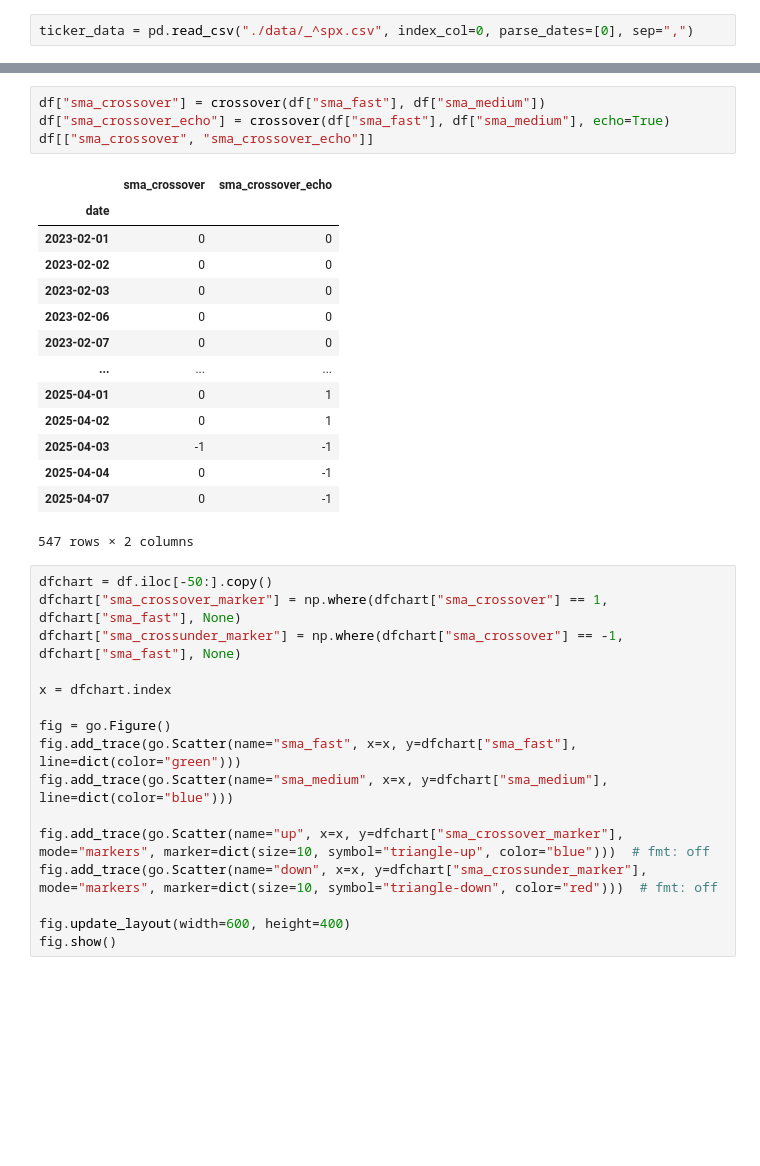
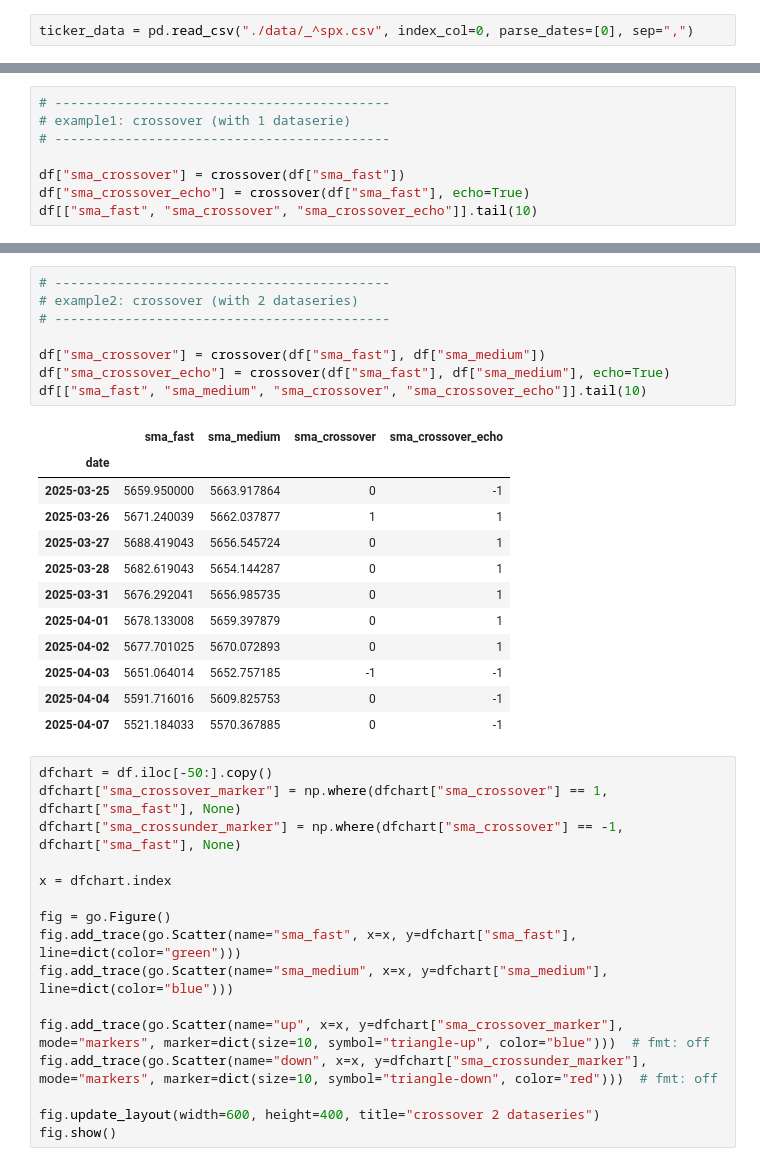
Before and after one commit to thdft/qfin, a Jupyter notebook: examples/indicators_cross.ipynb, the cells around one changed output, grey strips where cells are left out. Drawn from its saved outputs; the diff is of its cells as text; blank space fills up the shorter version.

Commit message:
indicators: improvements crossover
- able to pass 1 dataserie
- add a new example, using with 1 dataserie

```diff
--- a/examples/indicators_cross.ipynb
+++ b/examples/indicators_cross.ipynb
@@ -30,0 +38,8 @@ df[["sma_fast", "sma_medium", "sma_slow"]].tail()
+# %%
+# -------------------------------------------
+# example1: crossover (with 1 dataserie)
+# -------------------------------------------
+
+df["sma_crossover"] = crossover(df["sma_fast"])
+df["sma_crossover_echo"] = crossover(df["sma_fast"], echo=True)
+df[["sma_fast", "sma_crossover", "sma_crossover_echo"]].tail(10)
@@ -31,22 +75,24 @@ df[["sma_fast", "sma_medium", "sma_slow"]].tail()
 # %%
+# -------------------------------------------
+# example2: crossover (with 2 dataseries)
+# -------------------------------------------
+
 df["sma_crossover"] = crossover(df["sma_fast"], df["sma_medium"])
 df["sma_crossover_echo"] = crossover(df["sma_fast"], df["sma_medium"], echo=True)
-df[["sma_crossover", "sma_crossover_echo"]]
+df[["sma_fast", "sma_medium", "sma_crossover", "sma_crossover_echo"]].tail(10)
 # %% [output]
-|  | sma_crossover | sma_crossover_echo |
-| date |  |  |
-| 2023-02-01 | 0 | 0 |
-| 2023-02-02 | 0 | 0 |
-| 2023-02-03 | 0 | 0 |
-| 2023-02-06 | 0 | 0 |
-| 2023-02-07 | 0 | 0 |
-| ... | ... | ... |
-| 2025-04-01 | 0 | 1 |
-| 2025-04-02 | 0 | 1 |
-| 2025-04-03 | -1 | -1 |
-| 2025-04-04 | 0 | -1 |
-| 2025-04-07 | 0 | -1 |
+|  | sma_fast | sma_medium | sma_crossover | sma_crossover_echo |
+| date |  |  |  |  |
+| 2025-03-25 | 5659.950000 | 5663.917864 | 0 | -1 |
+| 2025-03-26 | 5671.240039 | 5662.037877 | 1 | 1 |
+| 2025-03-27 | 5688.419043 | 5656.545724 | 0 | 1 |
+| 2025-03-28 | 5682.619043 | 5654.144287 | 0 | 1 |
+| 2025-03-31 | 5676.292041 | 5656.985735 | 0 | 1 |
+| 2025-04-01 | 5678.133008 | 5659.397879 | 0 | 1 |
+| 2025-04-02 | 5677.701025 | 5670.072893 | 0 | 1 |
+| 2025-04-03 | 5651.064014 | 5652.757185 | -1 | -1 |
+| 2025-04-04 | 5591.716016 | 5609.825753 | 0 | -1 |
+| 2025-04-07 | 5521.184033 | 5570.367885 | 0 | -1 |
-547 rows × 2 columns
 # %%
 dfchart = df.iloc[-50:].copy()
 dfchart["sma_crossover_marker"] = np.where(dfchart["sma_crossover"] == 1, dfchart["sma_fast"], None)
@@ -61,6 +107,6 @@ fig.add_trace(go.Scatter(name="sma_medium", x=x, y=dfchart["sma_medium"], line=d
 fig.add_trace(go.Scatter(name="up", x=x, y=dfchart["sma_crossover_marker"], mode="markers", marker=dict(size=10, symbol="triangle-up", color="blue")))  # fmt: off
 fig.add_trace(go.Scatter(name="down", x=x, y=dfchart["sma_crossunder_marker"], mode="markers", marker=dict(size=10, symbol="triangle-down", color="red")))  # fmt: off
 
-fig.update_layout(width=600, height=400)
+fig.update_layout(width=600, height=400, title="crossover 2 dataseries")
 fig.show()
 # %%
```
Also changed, not shown: parts of 5 cells of this notebook, 2 other files.
